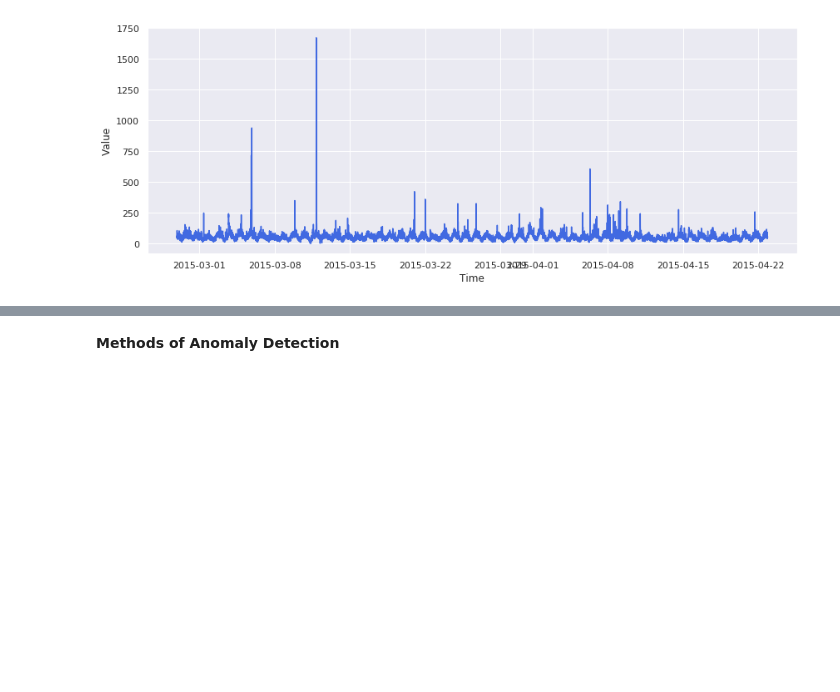
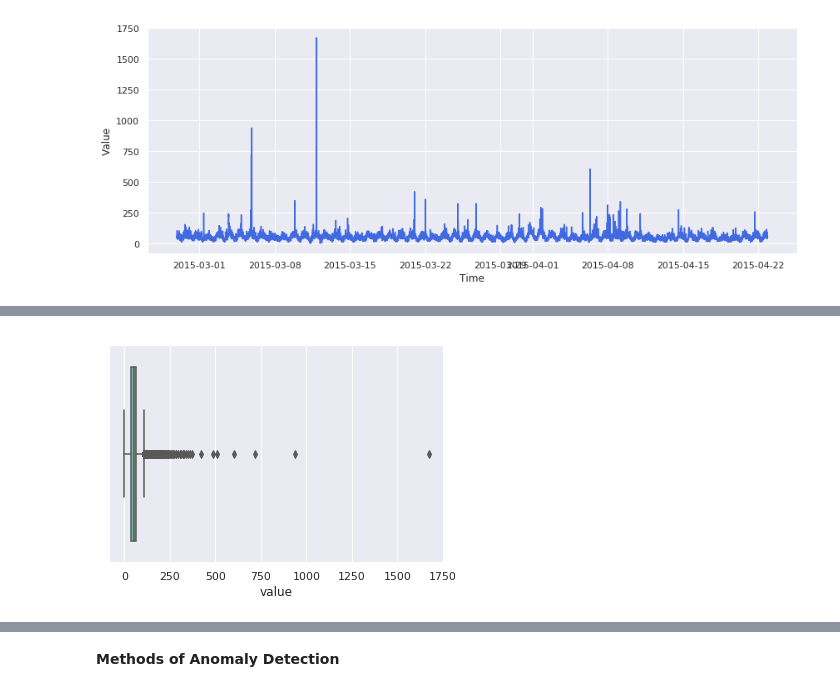
Before and after one commit to foreverloop/azcourseprep, a Jupyter notebook: unsupervised-anomaly-detection.ipynb, the cells around one changed output, grey strips where cells are left out. Drawn from its saved outputs; the diff is of its cells as text; code cells hidden in the pictures; blank space fills up the shorter version.

Commit message:
added box plots

```diff
--- a/unsupervised-anomaly-detection.ipynb
+++ b/unsupervised-anomaly-detection.ipynb
@@ -67,0 +78,5 @@ d = df_amz.loc[df_amz['categories'] == 3, 'value']
+# %%
+sns.boxplot(x=df_amz['value'],palette='Set2')
+plt.show()
+# %% [output]
+[figure, added]
```
Also changed, not shown: parts of 13 cells of this notebook.
